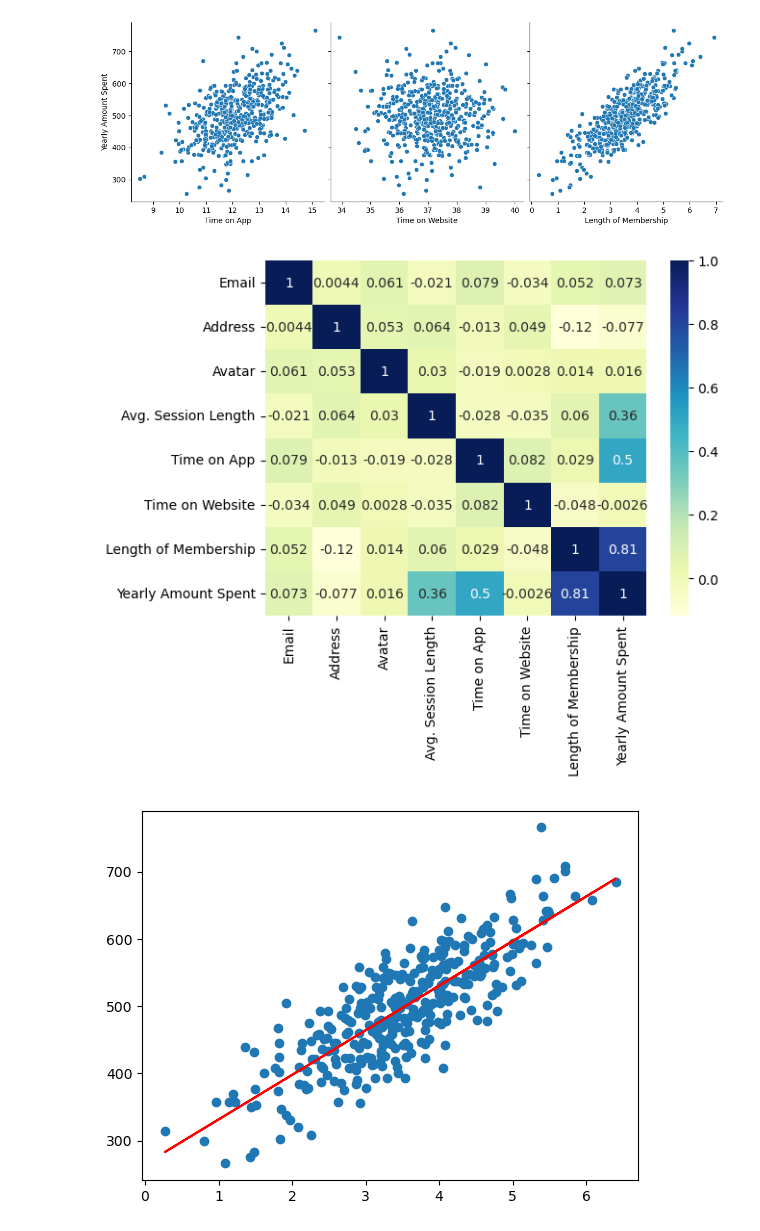
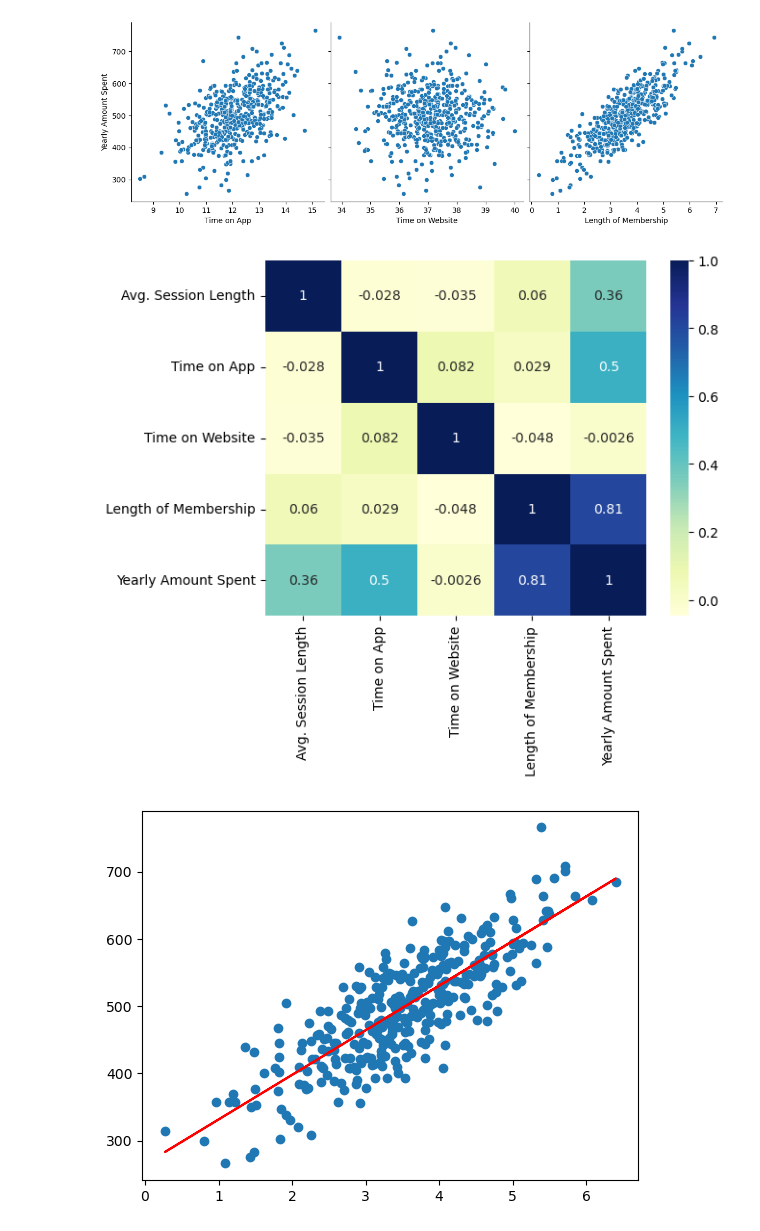
Before and after one commit to Haidarly2/Machine-Learning_Semester-5, a Jupyter notebook: Pertemuan-03/Praktikum-01.ipynb, the cells around one changed output. Cells and saved outputs as stored; diff of their text form; code cells hidden in the pictures.

```diff
--- a/Pertemuan-03/Praktikum-01.ipynb
+++ b/Pertemuan-03/Praktikum-01.ipynb
@@ -67,10 +67,11 @@ label_encoder = LabelEncoder()
 data['Avatar'] = label_encoder.fit_transform(data['Avatar'])
 # %%
 # visualisasi korelasi dengan heatmap
+data.drop(['Email', 'Address', 'Avatar'], axis=1, inplace=True)
 sns.heatmap(data.corr(), cmap="YlGnBu", annot=True)
 plt.show()
 # %% [output]
-[figure, old version]
+[figure, new version]
 # %%
 # Membuat variabel bebas X dan Y, contoh pengambilan dari analisis korelasi sebelumnya
 X = data['Length of Membership']
```
Also changed, not shown: 1 other file.
